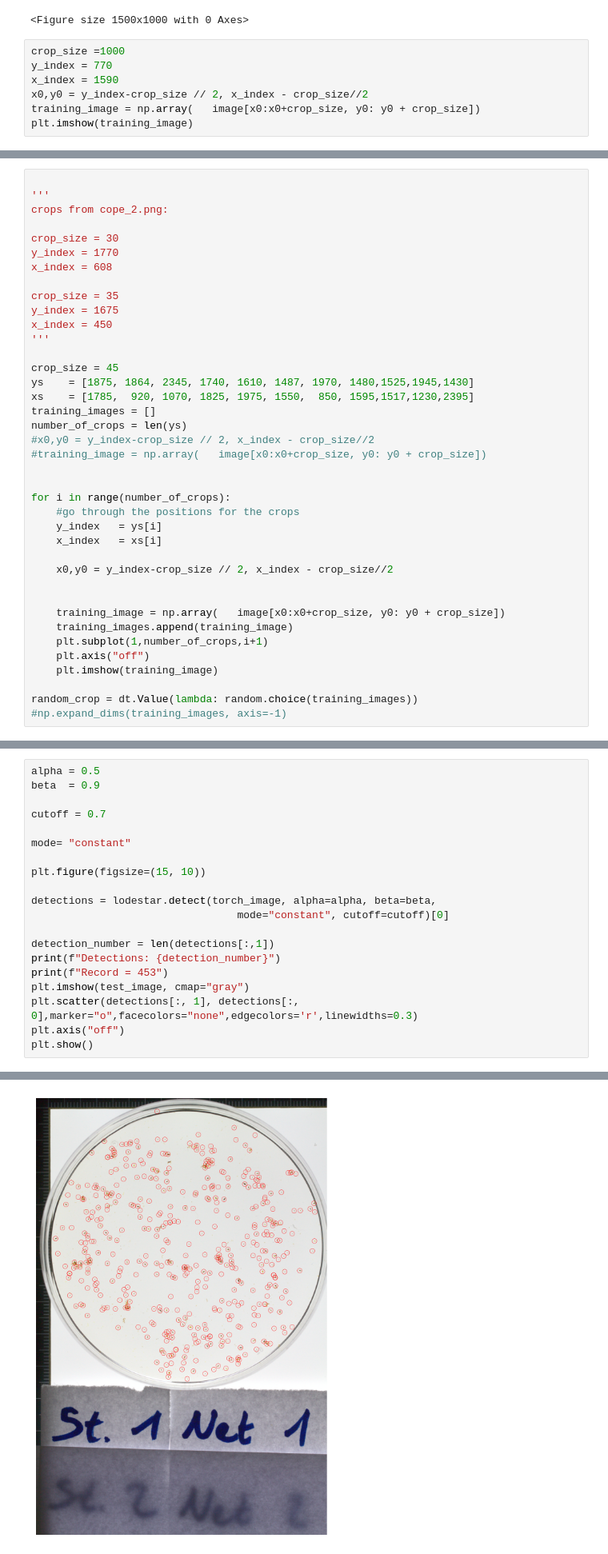
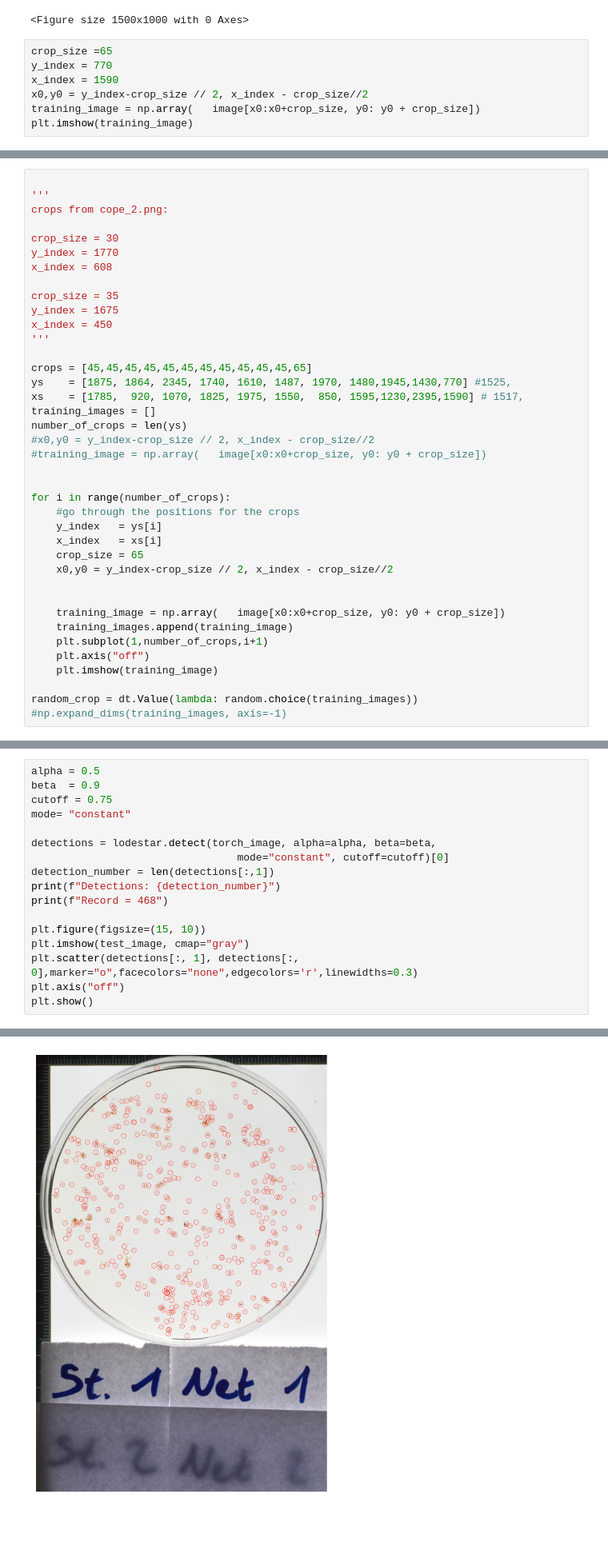
Before and after one commit to Pwhsky/copepod-image-analysis, a Jupyter notebook: lodestar_analysis.ipynb, the cells around one changed output, grey strips where cells are left out. Shown at 80% size. Saved outputs shown, nothing was run; the diff lists cells and outputs as text; blank space fills up the shorter version.

```diff
--- a/lodestar_analysis.ipynb
+++ b/lodestar_analysis.ipynb
@@ -17,7 +17,7 @@ print(np.shape(image))
 (5202, 3464, 3)
 <Figure size 1500x1000 with 0 Axes>
 # %%
-crop_size =1000
+crop_size =65
 y_index = 770
 x_index = 1590
 x0,y0 = y_index-crop_size // 2, x_index - crop_size//2
@@ -42,9 +42,9 @@ y_index = 1675
 x_index = 450
 '''
 
-crop_size = 45
-ys    = [1875, 1864, 2345, 1740, 1610, 1487, 1970, 1480,1525,1945,1430]
-xs    = [1785,  920, 1070, 1825, 1975, 1550,  850, 1595,1517,1230,2395]
+crops = [45,45,45,45,45,45,45,45,45,45,45,65]
+ys    = [1875, 1864, 2345, 1740, 1610, 1487, 1970, 1480,1945,1430,770] #1525,
+xs    = [1785,  920, 1070, 1825, 1975, 1550,  850, 1595,1230,2395,1590] # 1517,
 training_images = []
 number_of_crops = len(ys)
 #x0,y0 = y_index-crop_size // 2, x_index - crop_size//2
@@ -55,7 +55,7 @@ for i in range(number_of_crops):
     #go through the positions for the crops
     y_index   = ys[i]
     x_index   = xs[i]
-
+    crop_size = 65
     x0,y0 = y_index-crop_size // 2, x_index - crop_size//2
 
 
@@ -153,19 +138,16 @@ Text(0.5, 1.0, 'Predicted image')
 # %%
 alpha = 0.5
 beta  = 0.9
-
-cutoff = 0.7
-
+cutoff = 0.75
 mode= "constant"
-
-plt.figure(figsize=(15, 10))
 
 detections = lodestar.detect(torch_image, alpha=alpha, beta=beta,
                                  mode="constant", cutoff=cutoff)[0]
-
 detection_number = len(detections[:,1])
 print(f"Detections: {detection_number}")
-print(f"Record = 453")
+print(f"Record = 468")
+
+plt.figure(figsize=(15, 10))
 plt.imshow(test_image, cmap="gray")
 plt.scatter(detections[:, 1], detections[:, 0],marker="o",facecolors="none",edgecolors='r',linewidths=0.3)
 plt.axis("off")
@@ -176 +158 @@ Record = 453
-[figure, old version]
+[figure, new version]
```
Also changed, not shown: parts of 5 cells of this notebook, 9 other files.
